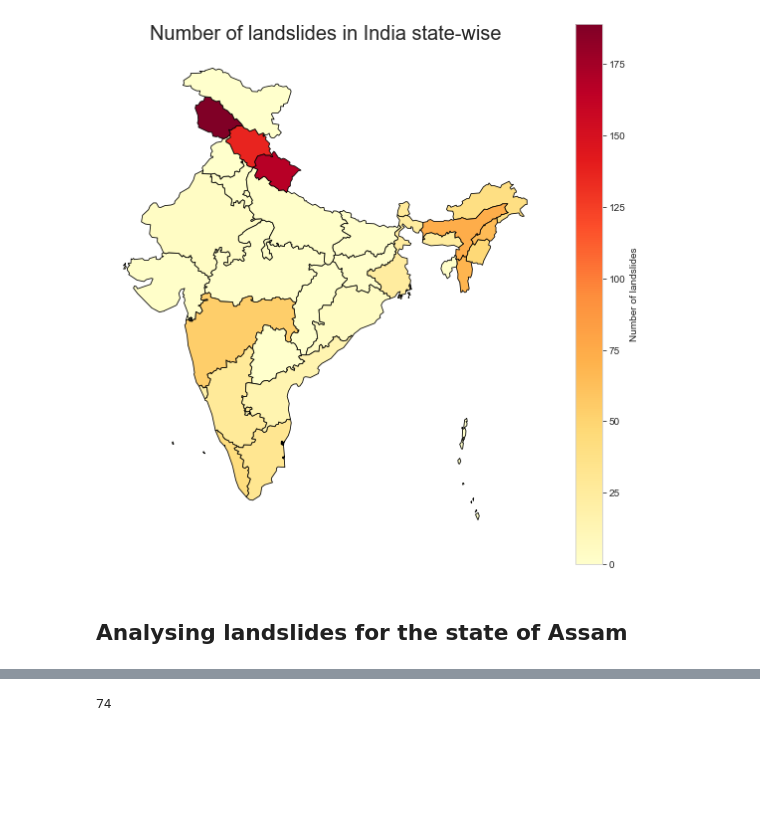
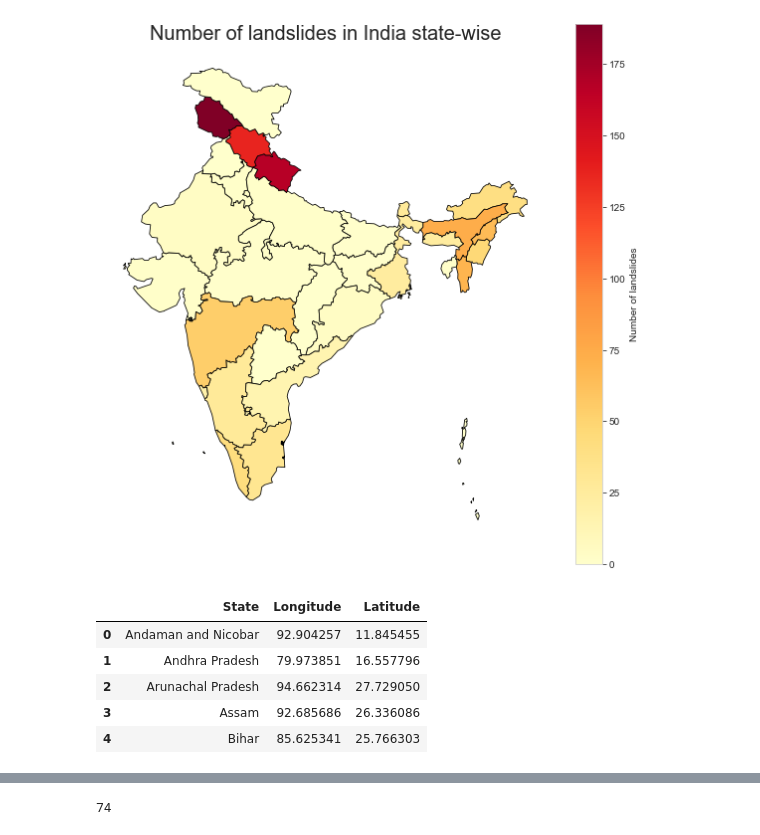
Before and after one commit to rishisinhanj/India-Data-Visualization, a Jupyter notebook: Landslide Analysis.ipynb, the cells around one changed output, grey strips where cells are left out. Saved outputs shown, nothing was run; the diff lists cells and outputs as text; code cells hidden in the pictures; blank space fills up the shorter version.

```diff
--- a/Landslide.ipynb
+++ b/Landslide Analysis.ipynb
@@ -132,5 +128,3 @@ merged.plot(column='Count',cmap='YlOrRd', linewidth=0.8, ax=ax, edgecolor='0', \
 # %% [output]
 <matplotlib.axes._subplots.AxesSubplot at 0x...>
 [figure]
-# %% [markdown]
-## Analysing landslides for the state of Assam
@@ -136,0 +135,10 @@ merged.plot(column='Count',cmap='YlOrRd', linewidth=0.8, ax=ax, edgecolor='0', \
+# %%
+india_state_df = pd.read_csv('state wise lat and long.csv')
+india_state_df.head()
+# %% [output]
+|  | State | Longitude | Latitude |
+| 0 | Andaman and Nicobar | 92.904257 | 11.845455 |
+| 1 | Andhra Pradesh | 79.973851 | 16.557796 |
+| 2 | Arunachal Pradesh | 94.662314 | 27.729050 |
+| 3 | Assam | 92.685686 | 26.336086 |
+| 4 | Bihar | 85.625341 | 25.766303 |
```
Also changed, not shown: parts of 18 cells of this notebook, 1 other file.
